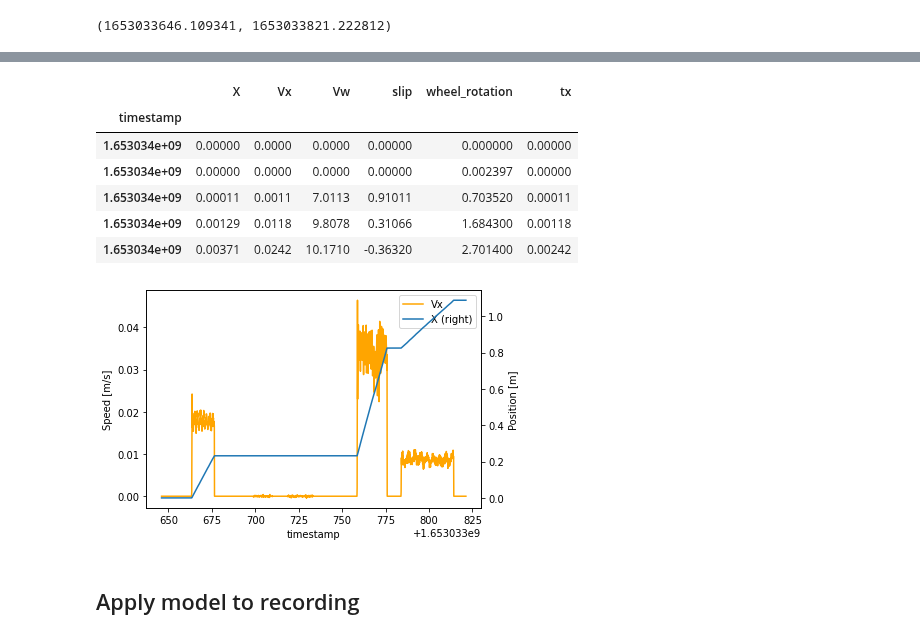
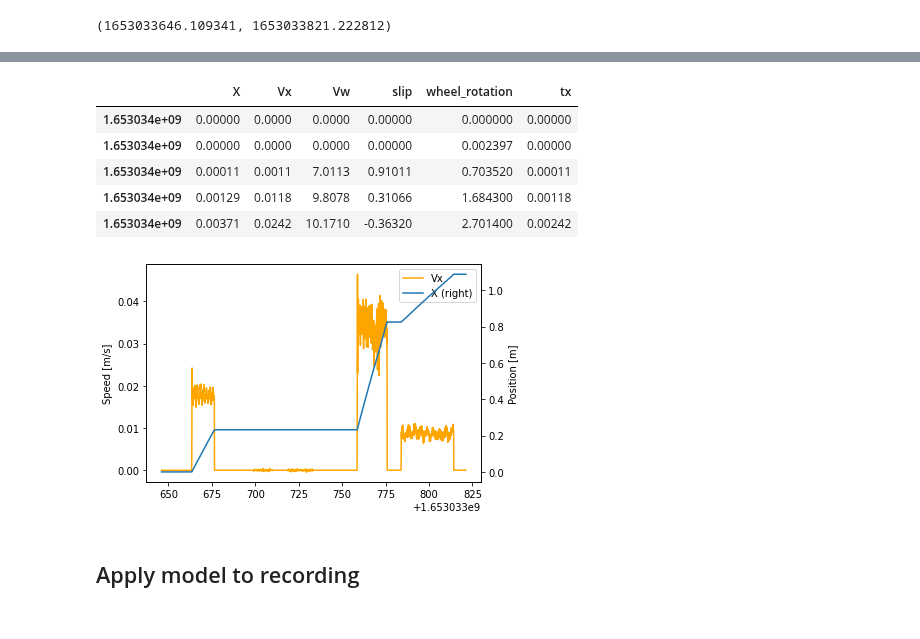
Before and after one commit to AcousticOdometry/AO, a Jupyter notebook: notebooks/odometry.ipynb, the cells around one changed output, grey strips where cells are left out. Saved outputs shown, nothing was run; the diff lists cells and outputs as text; code cells hidden in the pictures.

```diff
--- a/notebooks/odometry.ipynb
+++ b/notebooks/odometry.ipynb
@@ -181,29 +173,28 @@ ground_truth.head()
 # %%
-def get_recording_ground_truth(recording: Path) -> pd.DataFrame:
+def get_recording_ground_truth(
+        recording: Path, force_generation: bool = False
+    ) -> pd.DataFrame:
     ground_truth_path = recording / 'ground_truth.csv'
-    if ground_truth_path.exists():
+    if not force_generation and ground_truth_path.exists():
         gt = pd.read_csv(ground_truth_path, index_col='timestamp')
     else:
         gt = generate_recording_ground_truth(recording)
         gt.to_csv(ground_truth_path, index_label='timestamp')
-    gt['tx'] = gt['X'].diff()
-    gt.iloc[0, gt.columns.get_loc('tx')] = 0
     return gt
 
 
 ground_truth = get_recording_ground_truth(recording=recording)
 ax = ground_truth.plot(y=['Vx'], ylabel='Speed [m/s]', color='orange')
 ground_truth.plot(ax=ax, y=['X'], secondary_y=True).set_ylabel('Position [m]')
 ground_truth.head()
 # %% [output]
 |  | X | Vx | Vw | slip | wheel_rotation | tx |
-| timestamp |  |  |  |  |  |  |
 | 1.653034e+09 | 0.00000 | 0.0000 | 0.0000 | 0.00000 | 0.000000 | 0.00000 |
 | 1.653034e+09 | 0.00000 | 0.0000 | 0.0000 | 0.00000 | 0.002397 | 0.00000 |
 | 1.653034e+09 | 0.00011 | 0.0011 | 7.0113 | 0.91011 | 0.703520 | 0.00011 |
 | 1.653034e+09 | 0.00129 | 0.0118 | 9.8078 | 0.31066 | 1.684300 | 0.00118 |
 | 1.653034e+09 | 0.00371 | 0.0242 | 10.1710 | -0.36320 | 2.701400 | 0.00242 |
-[figure, old version]
+[figure, new version]
 # %% [markdown]
 ## Apply model to recording
 # %%
```
Also changed, not shown: parts of 20 cells of this notebook, 1 other file.
